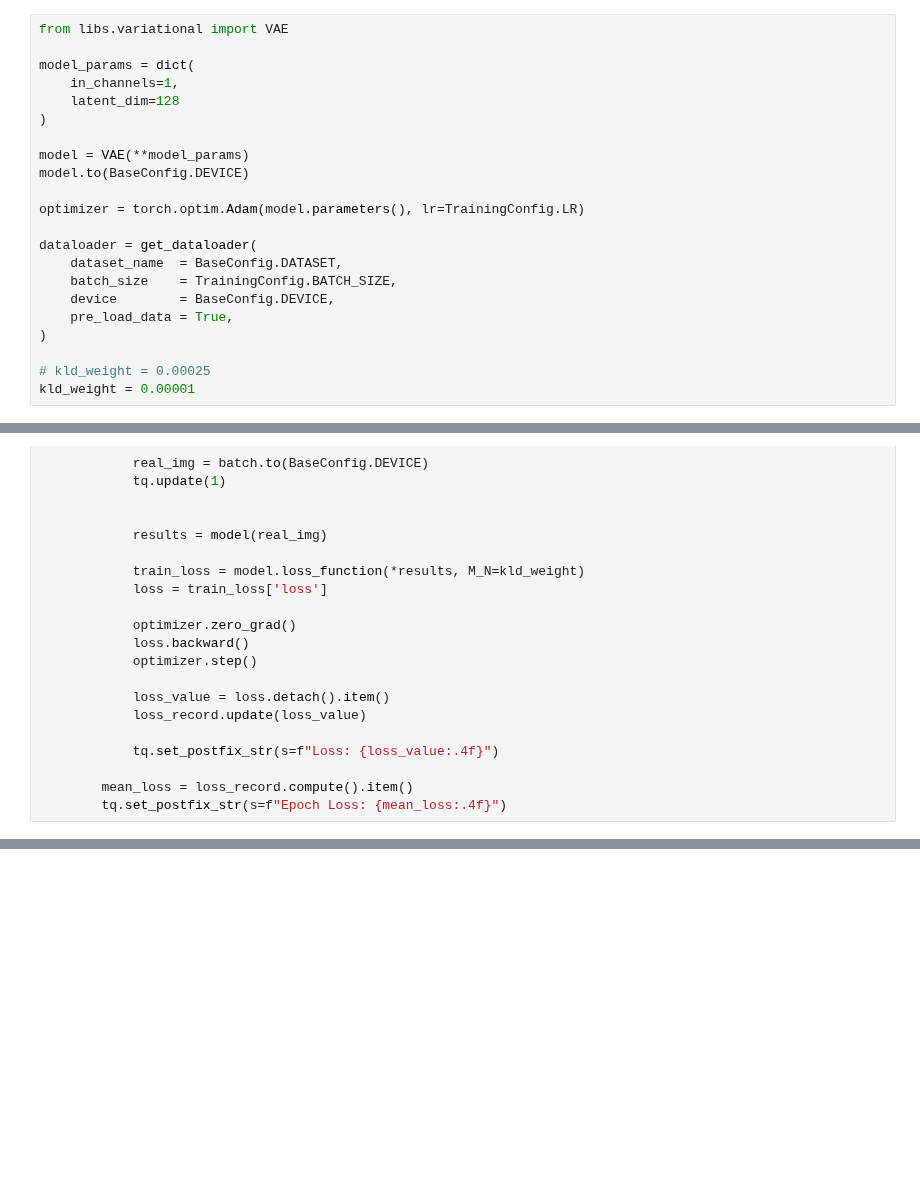
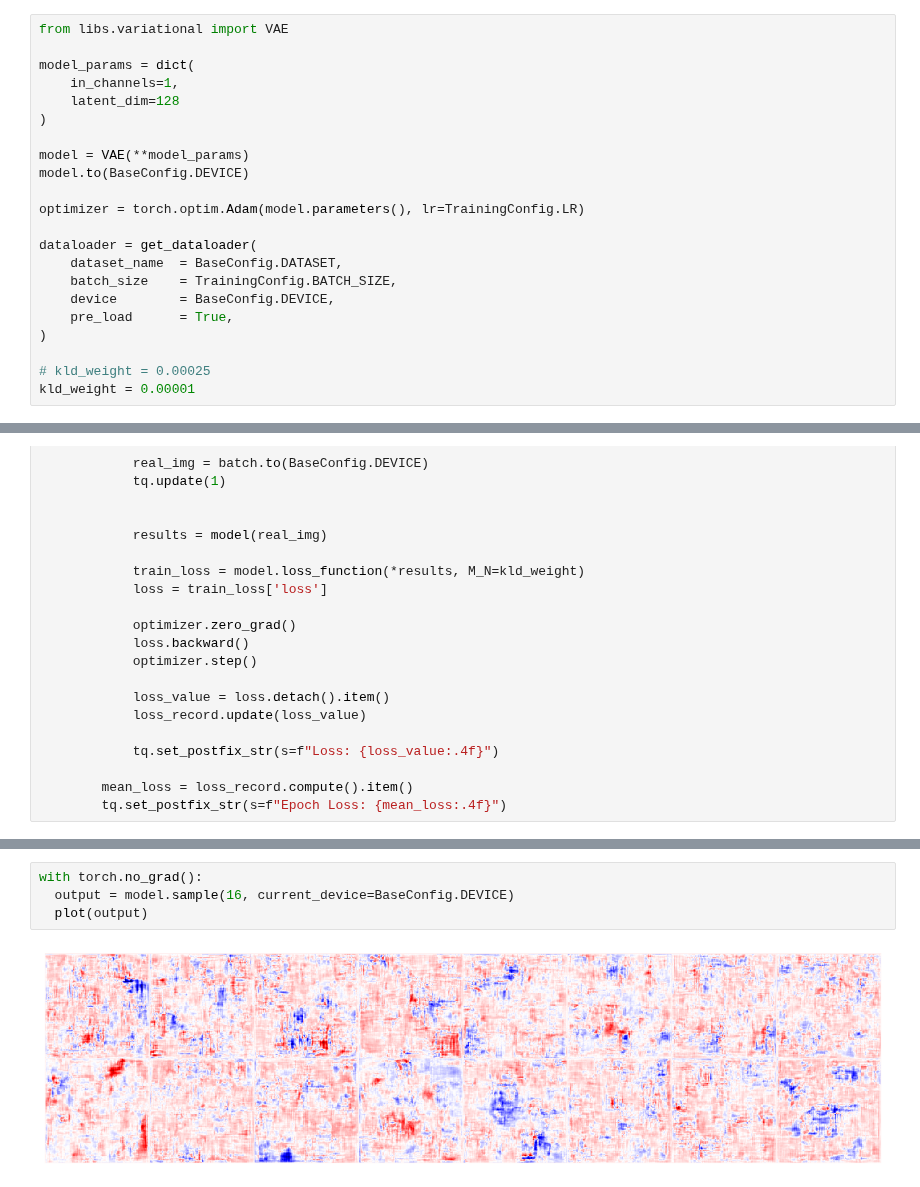
Before and after one commit to hdspgroup/SeismicEnhancement, a Jupyter notebook: notebooks/variational/train_vae.ipynb, the cells around one changed output, grey strips where cells are left out. Cells and saved outputs as stored; diff of their text form; blank space fills up the shorter version.

```diff
--- a/notebooks/variational/train_vae.ipynb
+++ b/notebooks/variational/train_vae.ipynb
@@ -53,7 +105,7 @@ dataloader = get_dataloader(
     dataset_name  = BaseConfig.DATASET,
     batch_size    = TrainingConfig.BATCH_SIZE,
     device        = BaseConfig.DEVICE,
-    pre_load_data = True,
+    pre_load      = True,
 )
 
 # kld_weight = 0.00025
@@ -125,0 +178,6 @@ KeyboardInterrupt:
+# %%
+with torch.no_grad():
+  output = model.sample(16, current_device=BaseConfig.DEVICE)
+  plot(output)
+# %% [output]
+[figure, added]
```
Also changed, not shown: parts of 7 cells of this notebook.
